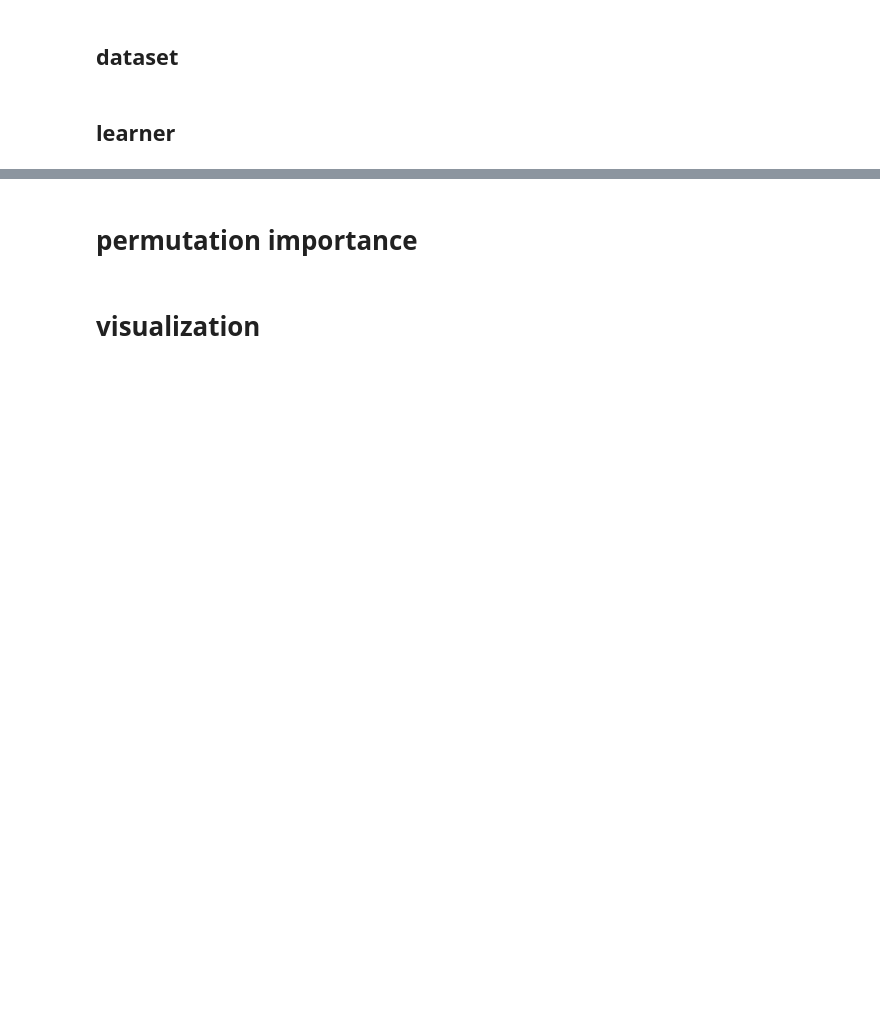
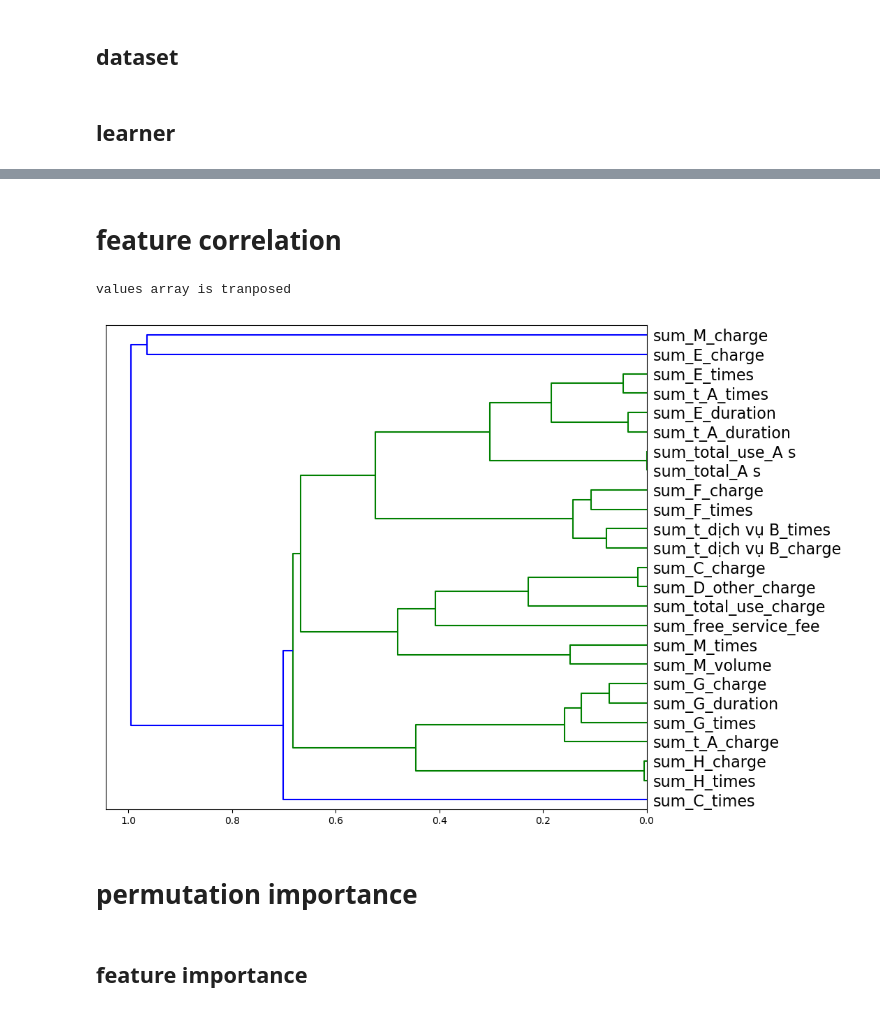
Before and after one commit to KienVu2368/telco, a Jupyter notebook: churn behavior model.ipynb, the cells around one changed output, grey strips where cells are left out. Drawn from its saved outputs; the diff is of its cells as text; code cells hidden in the pictures; blank space fills up the shorter version.

```diff
--- a/churn behavior model.ipynb
+++ b/churn behavior model.ipynb
@@ -58 +154,21 @@ y_val = (y_val - y_val.mean()) / (y_val.max() - y_val.min())
+# %%
+for f in features:
+    columns = features_dict[f]['origin']
+    #train
+    mean = np.mean(x_train[columns].values)
+    features_dict[f]['mean_train'] = mean
+
+    std = np.std(x_train[columns].values) + 1
+    features_dict[f]['std_train'] = std
+
+    x_train[columns] = (x_train[columns] - mean)/std
+
+    #val
+    mean = np.mean(x_val[columns].values)
+    features_dict[f]['mean_val'] = mean
+
+    std = np.std(x_val[columns].values) + 1
+    features_dict[f]['std_val'] = std
+
+    x_val[columns] = (x_val[columns] - mean)/std
 # %% [markdown]
@@ -102,0 +355,7 @@ class telcodatabunch(DataBunch):
+# %%
+tn = [t for t in features_origin if t.endswith('tn')]
+tn_1 = [t for t in features_origin if t.endswith('tn_1')]
+tn_2 = [t for t in features_origin if t.endswith('tn_2')]
+tn_3 = [t for t in features_origin if t.endswith('tn_3')]
+tn_4 = [t for t in features_origin if t.endswith('tn_4')]
+tn_5 = [t for t in features_origin if t.endswith('tn_5')]
@@ -461,0 +429,12 @@ epoch  train loss  valid loss
+# %% [markdown]
+# feature correlation
+# %%
+reshaped = np.transpose(x_train_class, (2, 1, 0)).reshape((25, -1))
+# %%
+ddg = Dendogram.from_series(features, reshaped)
+# %% [output]
+values array is tranposed
+# %%
+ddg.plot()
+# %% [output]
+[figure, added]
@@ -462,4 +444,4 @@ epoch  train loss  valid loss
 # %% [markdown]
 # permutation importance
-# %% [markdown]
-# visualization
+# %% [markdown]
+## feature importance
```
Also changed, not shown: parts of 112 cells of this notebook.
